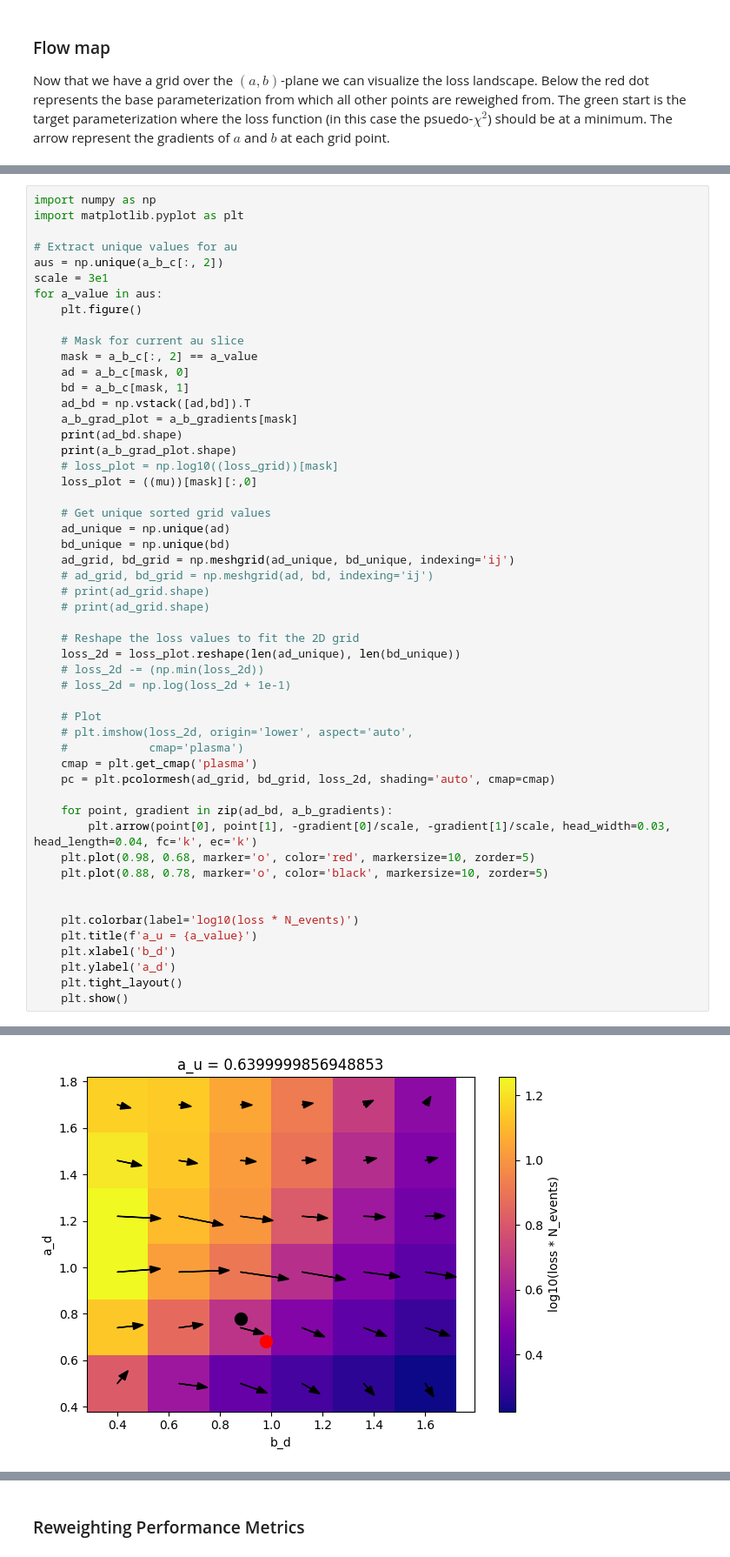
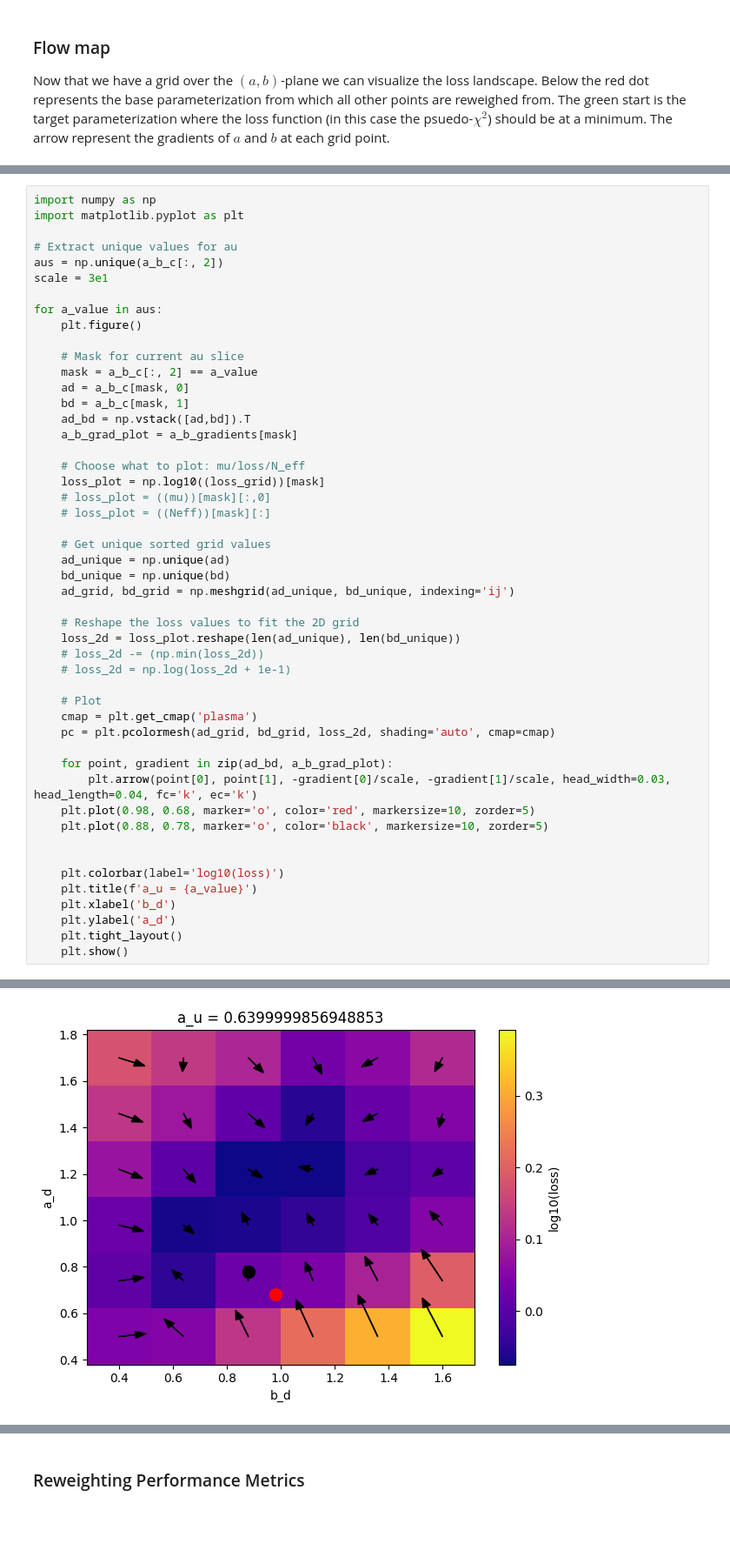
Before and after one commit to tonymenzo/RSA, a Jupyter notebook: src/RSA_nD_flow_map.ipynb, the cells around one changed output, grey strips where cells are left out. Shown at 87% size. Saved outputs shown, nothing was run; the diff lists cells and outputs as text; blank space fills up the shorter version.

```diff
--- a/src/RSA_nD_flow_map.ipynb
+++ b/src/RSA_nD_flow_map.ipynb
@@ -435,6 +426,7 @@ import matplotlib.pyplot as plt
 # Extract unique values for au
 aus = np.unique(a_b_c[:, 2])
 scale = 3e1
+
 for a_value in aus:
     plt.figure()
 
@@ -444,18 +436,16 @@ for a_value in aus:
     bd = a_b_c[mask, 1]
     ad_bd = np.vstack([ad,bd]).T
     a_b_grad_plot = a_b_gradients[mask]
-    print(ad_bd.shape)
-    print(a_b_grad_plot.shape)
-    # loss_plot = np.log10((loss_grid))[mask]
-    loss_plot = ((mu))[mask][:,0]
+
+    # Choose what to plot: mu/loss/N_eff
+    loss_plot = np.log10((loss_grid))[mask]
+    # loss_plot = ((mu))[mask][:,0]
+    # loss_plot = ((Neff))[mask][:]
 
     # Get unique sorted grid values
     ad_unique = np.unique(ad)
     bd_unique = np.unique(bd)
     ad_grid, bd_grid = np.meshgrid(ad_unique, bd_unique, indexing='ij')
-    # ad_grid, bd_grid = np.meshgrid(ad, bd, indexing='ij')
-    # print(ad_grid.shape)
-    # print(ad_grid.shape)
 
     # Reshape the loss values to fit the 2D grid
     loss_2d = loss_plot.reshape(len(ad_unique), len(bd_unique))
@@ -463,18 +453,16 @@ for a_value in aus:
     # loss_2d = np.log(loss_2d + 1e-1)
 
     # Plot
-    # plt.imshow(loss_2d, origin='lower', aspect='auto',
-    #            cmap='plasma')
     cmap = plt.get_cmap('plasma')
     pc = plt.pcolormesh(ad_grid, bd_grid, loss_2d, shading='auto', cmap=cmap)
 
-    for point, gradient in zip(ad_bd, a_b_gradients):
+    for point, gradient in zip(ad_bd, a_b_grad_plot):
         plt.arrow(point[0], point[1], -gradient[0]/scale, -gradient[1]/scale, head_width=0.03, head_length=0.04, fc='k', ec='k')
     plt.plot(0.98, 0.68, marker='o', color='red', markersize=10, zorder=5)
     plt.plot(0.88, 0.78, marker='o', color='black', markersize=10, zorder=5)
 
 
-    plt.colorbar(label='log10(loss * N_events)')
+    plt.colorbar(label='log10(loss)')
     plt.title(f'a_u = {a_value}')
     plt.xlabel('b_d')
     plt.ylabel('a_d')
@@ -489 +473 @@ for a_value in aus:
-[figure, old version]
+[figure, new version]
```
Also changed, not shown: parts of 9 cells of this notebook, 11 other files.
